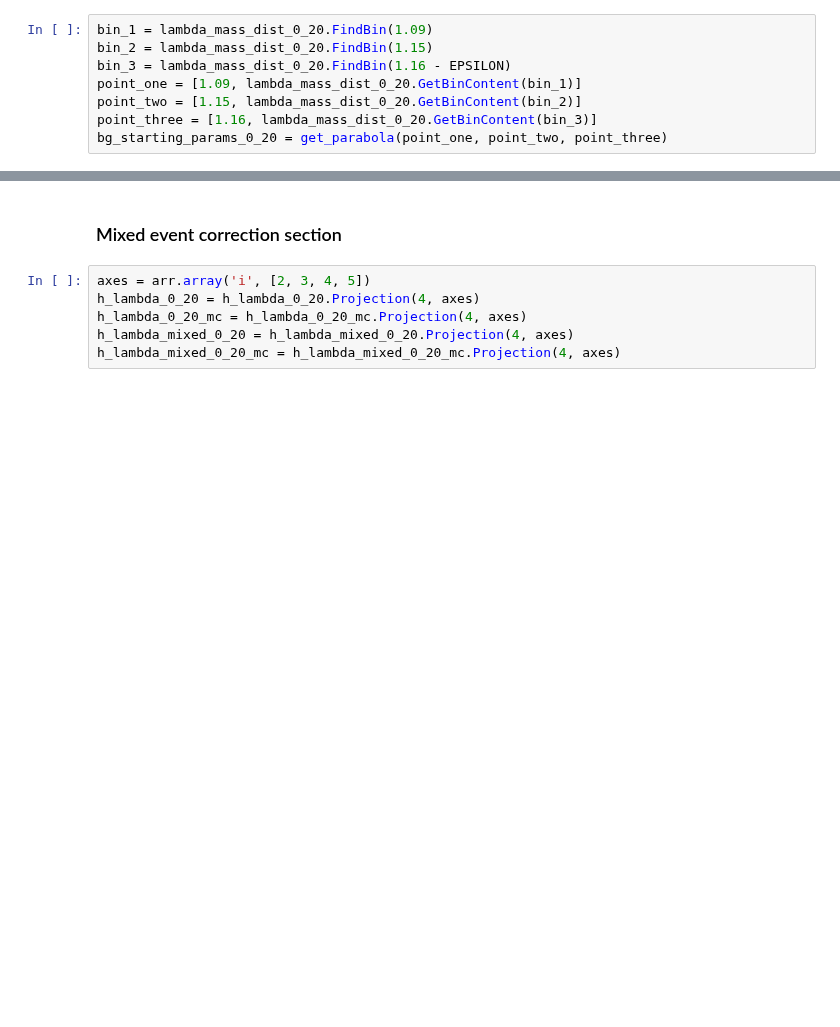
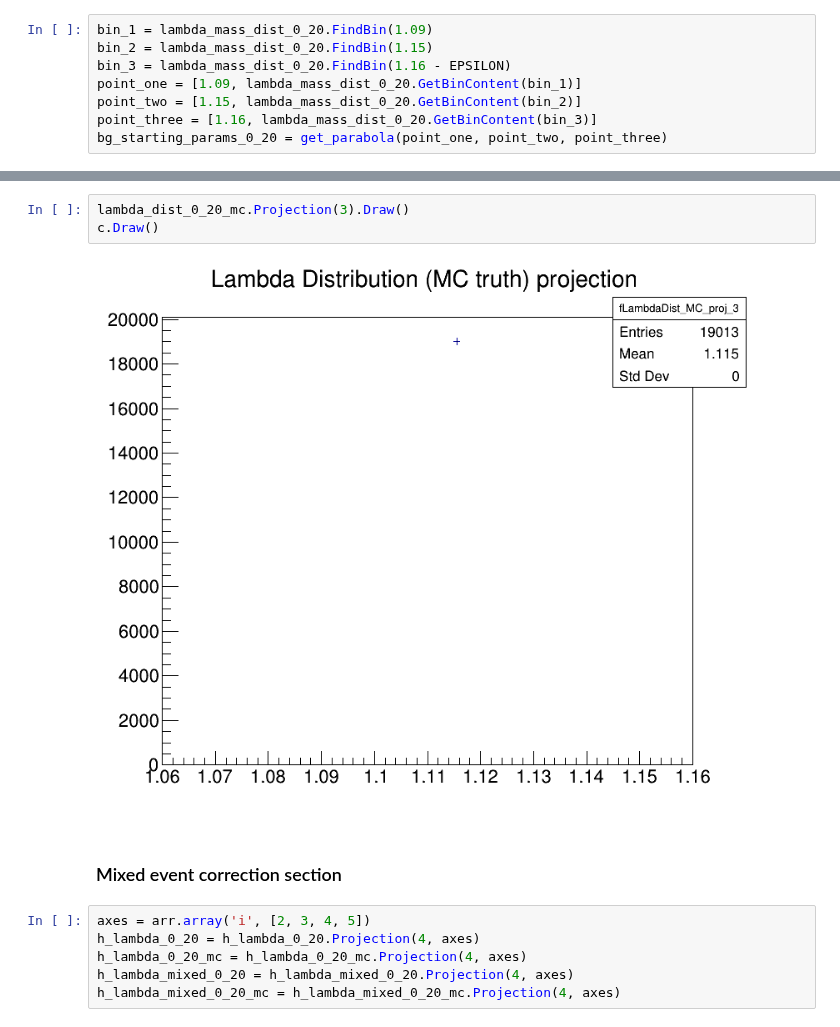
Before and after one commit to rhanniga/lambda-over-hadron, a Jupyter notebook: mc/offline/v0_closure_test.ipynb, the cells around one changed output, grey strips where cells are left out. Saved outputs shown, nothing was run; the diff lists cells and outputs as text; blank space fills up the shorter version.

```diff
--- a/mc/offline/v0_closure_test.ipynb
+++ b/mc/offline/v0_closure_test.ipynb
@@ -214,3 +247,8 @@ print(f"The 0-20 lambda significance is: {lambda_signal_0_20/math.sqrt(lambda_si
+# %%
+lambda_dist_0_20_mc.Projection(3).Draw()
+c.Draw()
+# %% [output]
+[figure, added]
 # %% [markdown]
 ### Mixed event correction section
 # %%
```
Also changed, not shown: parts of 14 cells of this notebook, 3 other files.
